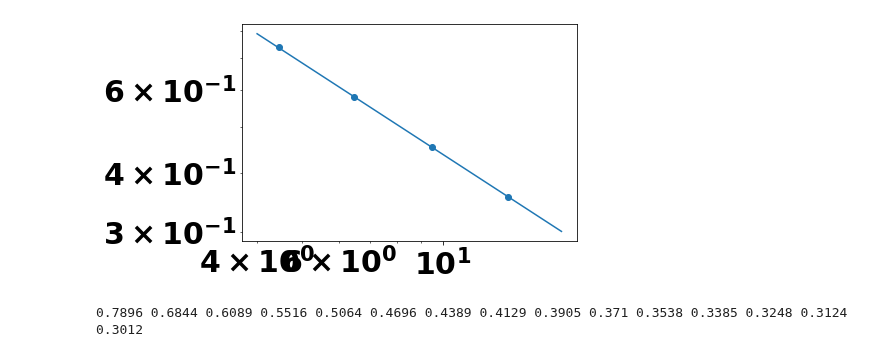
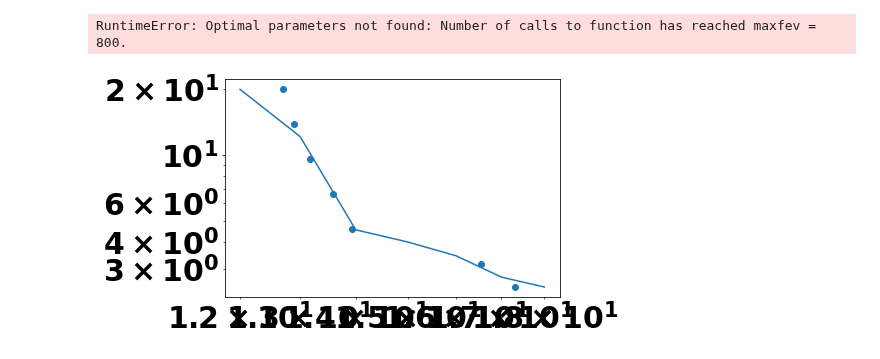
Before and after one commit to lslattery11/quantum_kernel, a Jupyter notebook: notebooks/data_visualization/r_test_decay.ipynb, the cells around one changed output. Saved outputs shown, nothing was run; the diff lists cells and outputs as text; code cells hidden in the pictures.

```diff
--- a/notebooks/data_visualization/r_test_decay.ipynb
+++ b/notebooks/data_visualization/r_test_decay.ipynb
@@ -160,7 +160,7 @@ fig.tight_layout()
 beta=2.0
 alpha=2.0
 r=1.0
-gamma=0.4
+gamma=0.1
 
 filter={'beta': beta,'alpha':alpha,'r':r}
 quantum_df=filter_df(q_iqp_df,filter)
@@ -169,20 +169,19 @@ test_sfs.sort()
 
 q_curve=get_eigenvalue_scaling(quantum_df,gamma,test_sfs)
 # %%
-dataset_dims=[4,5,6,7,8,9,10,11,12,13,14,15,16,17,18]
-#target_lams=[np.interp(x,q_curve[:,0][::-1],q_curve[:,1][::-1]) for x in dataset_dims]
-def func(x,a,b):
-    return np.log(a*x**b)
-popt,_ = scipy.optimize.curve_fit(func,q_curve[q_curve[:,0]>4][:,0],np.log(q_curve[q_curve[:,0]>4][:,1]))
+dataset_dims=[12,13,14,15,16,17,18]
+target_lams=[np.interp(x,q_curve[:,0][::-1],q_curve[:,1][::-1]) for x in dataset_dims]
+def func(x,a,b,c):
+    return a*x**b+c
+popt,_ = scipy.optimize.curve_fit(func,q_curve[q_curve[:,0]>4][:,0],q_curve[q_curve[:,0]>4][:,1],p0=[0,0,0])
+# %% [output]
+RuntimeError: Optimal parameters not found: Number of calls to function has reached maxfev = 800.
 # %%
-target_lams=np.exp(func(dataset_dims,popt[0],popt[1]))
+#target_lams=func(dataset_dims,popt[0],popt[1],popt[2])
+#
 plt.plot(dataset_dims,target_lams)
 plt.scatter(q_curve[q_curve[:,0]>4][:,0],q_curve[q_curve[:,0]>4][:,1])
 plt.xscale('log')
 plt.yscale('log')
 # %% [output]
-[figure, old version]
+[figure, new version]
-# %%
-print(*[round(x,4) for x in target_lams],sep=' ')
-# %% [output]
-0.7896 0.6844 0.6089 0.5516 0.5064 0.4696 0.4389 0.4129 0.3905 0.371 0.3538 0.3385 0.3248 0.3124 0.3012
```
Also changed, not shown: parts of 3 cells of this notebook, 12 other files.
